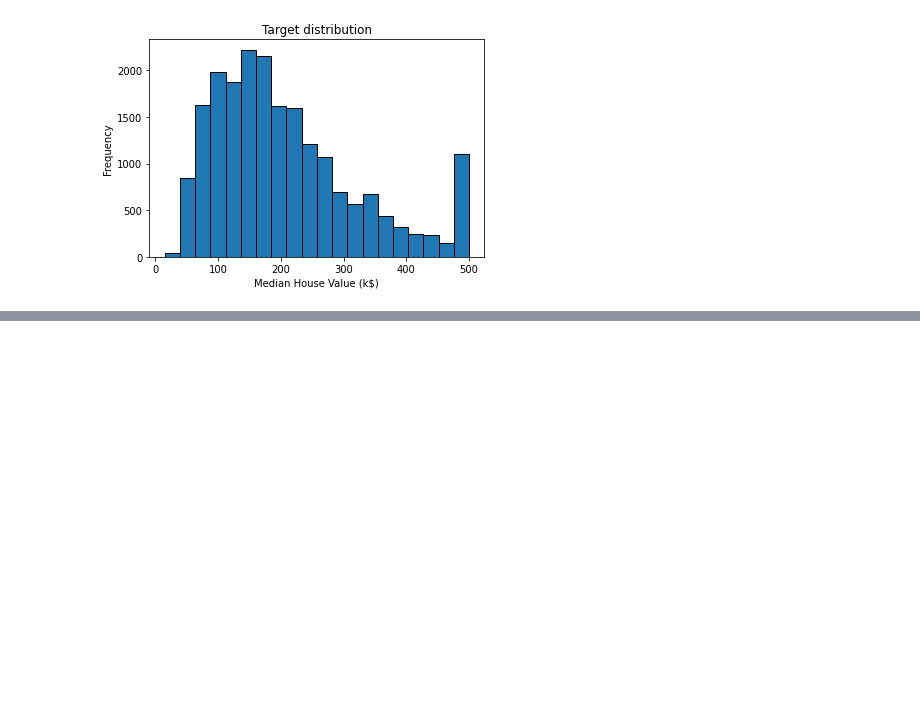
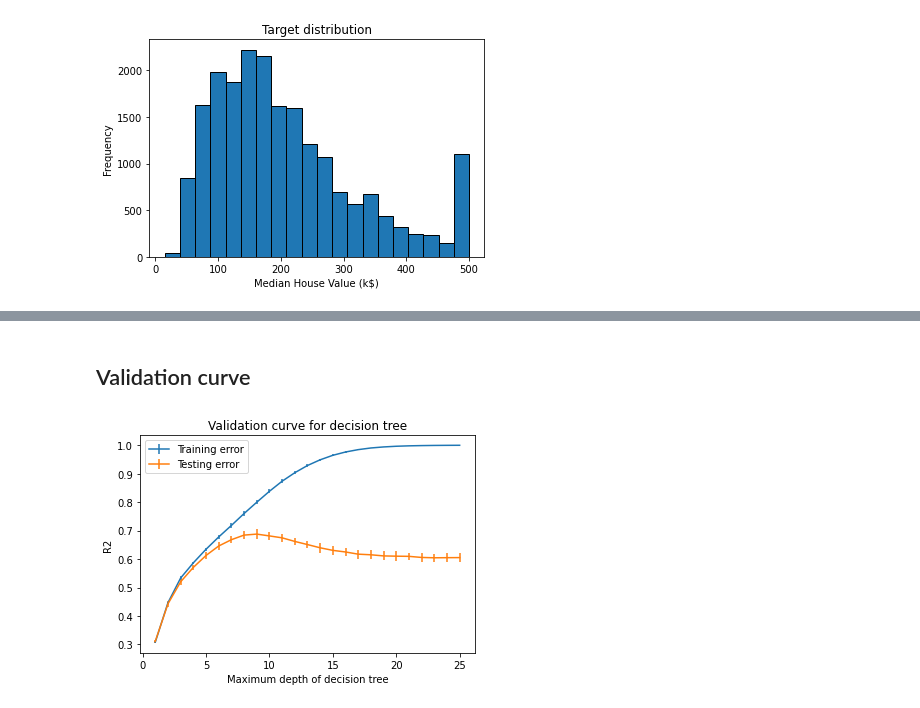
Before and after one commit to CecileGallioz/blog, a Jupyter notebook: _notebooks/2022-03-07-SKLv2M2OverUnderFitting.ipynb, the cells around one changed output, grey strips where cells are left out. Saved outputs shown, nothing was run; the diff lists cells and outputs as text; code cells hidden in the pictures; blank space fills up the shorter version.

```diff
--- a/_notebooks/2022-03-07-SKLv2M2OverUnderFitting.ipynb
+++ b/_notebooks/2022-03-07-SKLv2M2OverUnderFitting.ipynb
@@ -130 +132,26 @@ The mean absolute error (k$) in TEST  is 46.266 +/- 0.961, for 0.109 seconds
 The mean absolute error (k$) in TRAIN is 0.000 +/- 0.000
+# %% [markdown]
+## Validation curve
+# %%
+from sklearn.model_selection import validation_curve
+#
+max_depth = [x for x in range(1, 26)]
+
+train_scores, test_scores = validation_curve(
+                                    model,
+                                    data, target,
+                                    param_name="max_depth",
+                                    param_range=max_depth,
+                                    cv=cv)
+
+plt.errorbar(max_depth, train_scores.mean(axis=1),
+             yerr=train_scores.std(axis=1), label='Training error')
+plt.errorbar(max_depth, test_scores.mean(axis=1),
+             yerr=test_scores.std(axis=1), label='Testing error')
+plt.legend()
+
+plt.xlabel("Maximum depth of decision tree")
+plt.ylabel("R2")
+_ = plt.title("Validation curve for decision tree")
+# %% [output]
+[figure, added]
```
Also changed, not shown: parts of 14 cells of this notebook.
